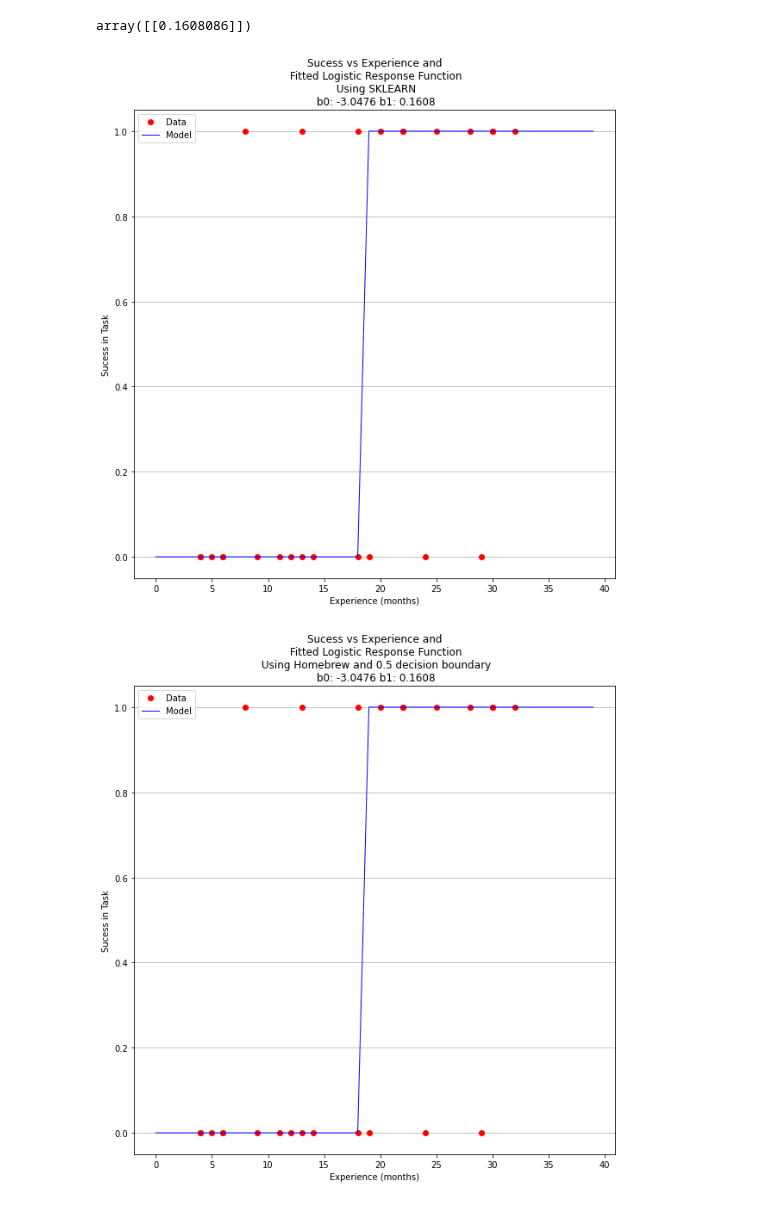
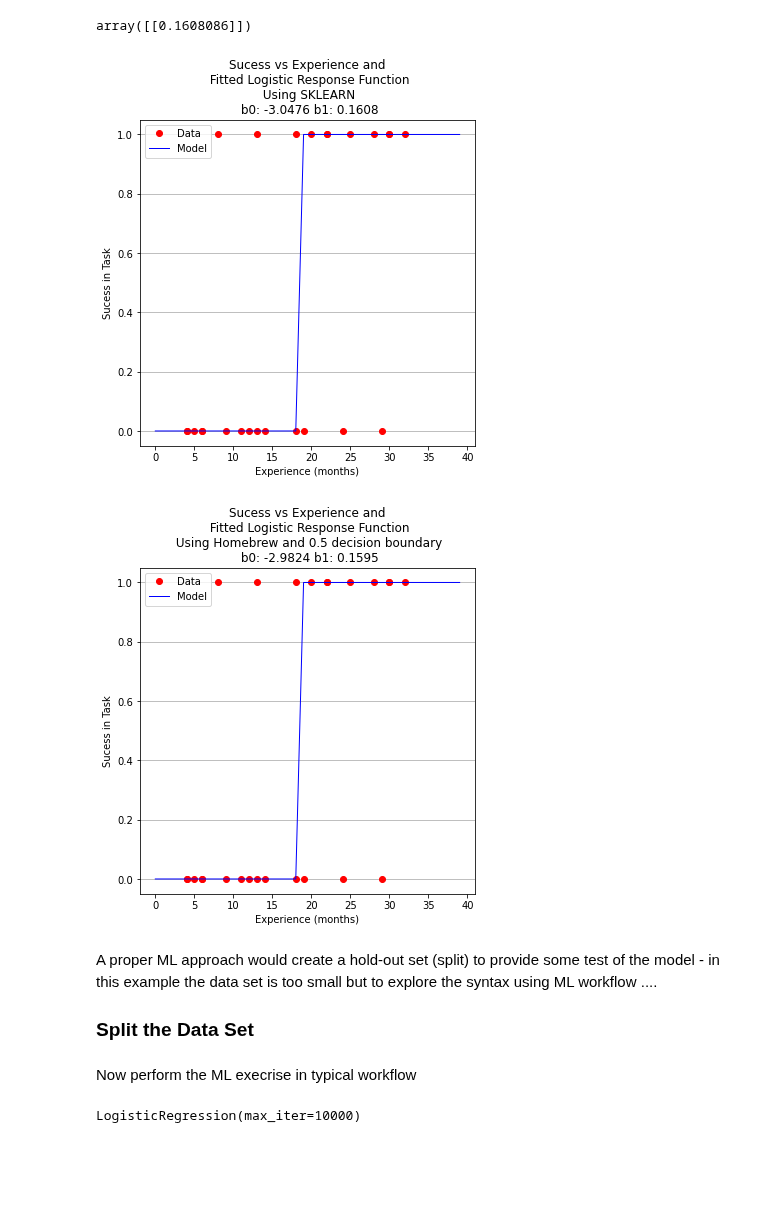
Before and after one commit to dustykat/ce-5319-webroot, a Jupyter notebook: ce5319jb/_build/html/_sources/lessons/logisticregression/example1.ipynb, the cells around one changed output. Drawn from its saved outputs; the diff is of its cells as text; code cells hidden in the pictures; blank space fills up the shorter version.

Commit message:
logistic regression improved

```diff
--- a/ce5319jb/_build/html/_sources/lessons/logisticregression/example1.ipynb
+++ b/ce5319jb/_build/html/_sources/lessons/logisticregression/example1.ipynb
@@ -44,7 +74,7 @@ Now lets plot the data and see what we can learn, later on we will need a model
 # Load a Plotting Tool
 import matplotlib.pyplot as plt
 def make1plot(listx1,listy1,strlablx,strlably,strtitle):
-    mydata = plt.figure(figsize = (10,10)) # build a square drawing canvass from figure class
+    mydata = plt.figure(figsize = (6,6)) # build a square drawing canvass from figure class
     plt.plot(listx1,listy1, c='red', marker='o',linewidth=0) # basic data plot
     plt.xlabel(strlablx)
     plt.ylabel(strlably)
@@ -53,7 +83,7 @@ def make1plot(listx1,listy1,strlablx,strlably,strtitle):
     plt.grid(axis='y')
     plt.show()
 def make2plot(listx1,listy1,listx2,listy2,strlablx,strlably,strtitle):
-    mydata = plt.figure(figsize = (10,10)) # build a square drawing canvass from figure class
+    mydata = plt.figure(figsize = (6,6)) # build a square drawing canvass from figure class
     plt.plot(listx1,listy1, c='red', marker='o',linewidth=0) # basic data plot
     plt.plot(listx2,listy2, c='blue',linewidth=1) # basic model plot
     plt.xlabel(strlablx)
@@ -99,4 +129,4 @@ Now we attampt to minimize the merit function by changing values of $\beta$
 # %%
-beta = [-1,1] #initial guess of betas
+beta = [0,0] #initial guess of betas
 merit(beta) #check that does not raise an exception
 # %% [output]
@@ -107,7 +137,8 @@ Good we obtained a value, and not an error, now an optimizer
 import numpy as np
 from scipy.optimize import minimize
 
-x0 = np.array([-3.0597,0.1615])
+#x0 = np.array([-3.0597,0.1615])
+x0 = np.array(beta)
 res = minimize(merit, x0, method='powell',options={'disp': True})
 # %% [output]
 Optimization terminated successfully.
@@ -119,6 +150,8 @@ Yay! It found some answer, examine and plot the findings
 # %%
 fitted=[0 for i in range(40)]
 xaxis =[0 for i in range(40)]
+beta[0]=res.x[0]
+beta[1]=res.x[1]
 for i in range(40):
     xaxis[i]=float(i)
     fitted[i]=pii(res.x[0],res.x[1],float(i))
@@ -173,17 +206,22 @@ b1 = logreg.coef_[0][0]
 plottitle = 'Sucess vs Experience and\n Fitted Logistic Response Function\n Using SKLEARN\n '+'b0: '+ str(round(b0,4)) + ' b1: ' + str(round(b1,4))
 make2plot(experience,result,xplot,y_pred,'Experience (months)','Sucess in Task',plottitle)
 # %% [output]
-[figure, old version]
+[figure, new version]
 # %%
 for i in range(40):
     xaxis[i]=float(i)
-    fitted[i]=pii(b0,b1,float(i))
+    fitted[i]=pii(beta[0],beta[1],float(i))
+#    fitted[i]=pii(b0,b1,float(i))
     if fitted[i] > 0.5:
         fitted[i] = 1.0
     else:
         fitted[i]=0.0
 
-plottitle = 'Sucess vs Experience and\n Fitted Logistic Response Function\n Using Homebrew and 0.5 decision boundary\n '+'b0: '+ str(round(b0,4)) + ' b1: ' + str(round(b1,4))
+plottitle = 'Sucess vs Experience and\n Fitted Logistic Response Function\n Using Homebrew and 0.5 decision boundary\n '+'b0: '+ str(round(beta[0],4)) + ' b1: ' + str(round(beta[1],4))
 make2plot(experience,result,xaxis,fitted,'Experience (months)','Sucess in Task',plottitle)
 # %% [output]
-[figure, old version]
+[figure, new version]
+# %% [markdown]
+A proper ML approach would create a hold-out set (split) to provide some test of the model - in this example the data set is too small but to explore the syntax using ML workflow ....
+
+### Split the Data Set
@@ -189,0 +231,9 @@ make2plot(experience,result,xaxis,fitted,'Experience (months)','Sucess in Task',
+# %% [markdown]
+Now perform the ML execrise in typical workflow
+# %%
+# instantiate the model (using the default parameters)
+logreg = LogisticRegression(solver='lbfgs',max_iter=10000)
+# fit the model with data  -TRAIN the model
+logreg.fit(X_train.reshape(-1, 1),y_train)
+# %% [output]
+LogisticRegression(max_iter=10000)
```
Also changed, not shown: parts of 20 cells of this notebook, 19 other files.
